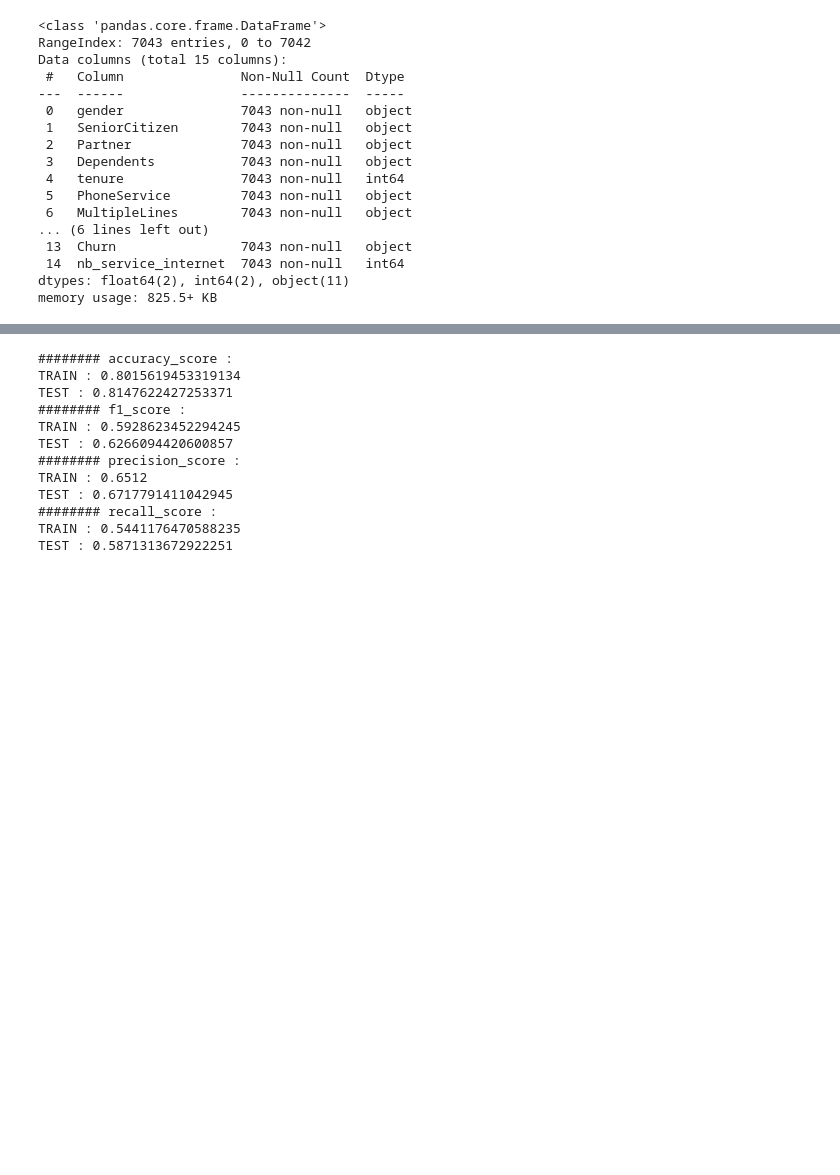
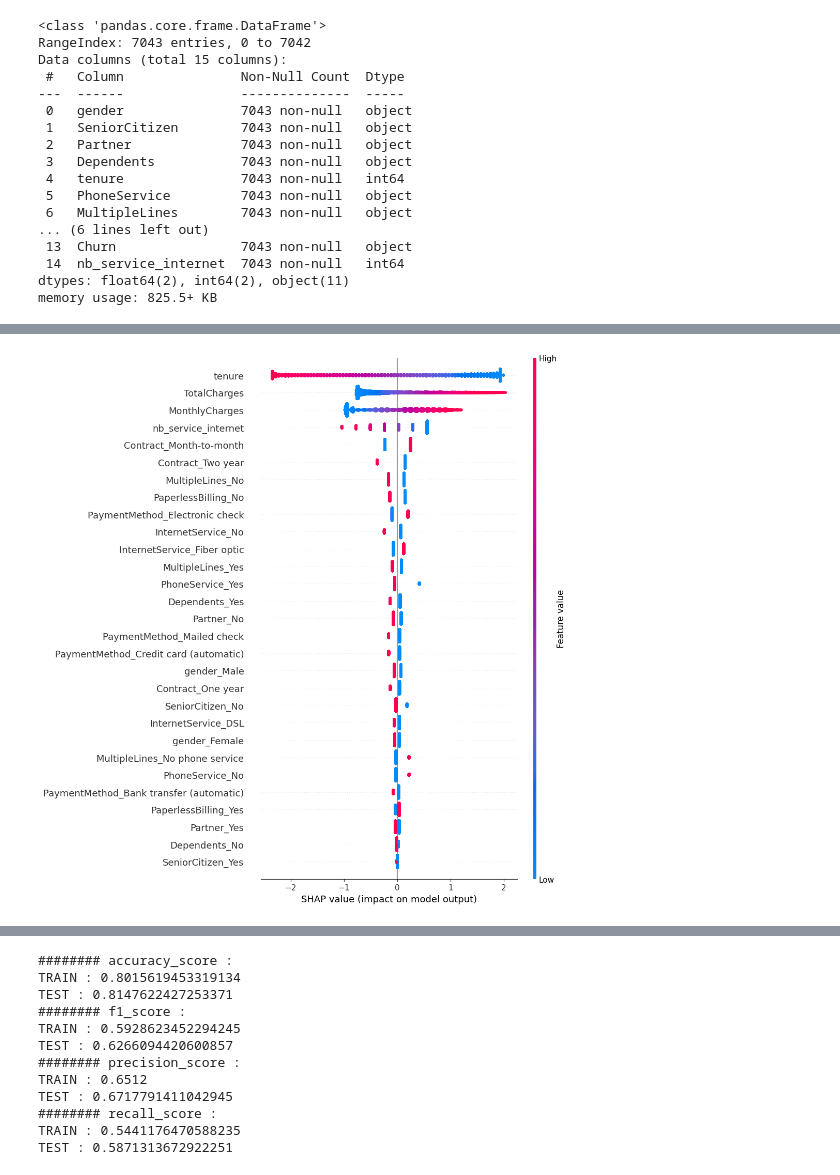
Before and after one commit to DonzerHD/classification_telco_churn, a Jupyter notebook: model.ipynb, the cells around one changed output, grey strips where cells are left out. Cells and saved outputs as stored; diff of their text form; code cells hidden in the pictures; blank space fills up the shorter version.

```diff
--- a/model.ipynb
+++ b/model.ipynb
@@ -75,7 +75,8 @@ numerical_features = [
 ]
 
 
-categorical_transformer = OneHotEncoder()
+# Create the OneHotEncoder
+categorical_transformer = OneHotEncoder(categories='auto', sparse=False)
 
 preprocessor = ColumnTransformer(
     transformers=[
@@ -92,0 +105,20 @@ pipe = Pipeline([
+# %%
+import shap
+
+# Adapter le préprocesseur aux données d'entraînement
+preprocessor.fit(X_train)
+
+# Obtenir les noms des caractéristiques après la transformation
+feature_names = preprocessor.transformers_[0][1].get_feature_names(categorical_features)
+
+# Ajouter les caractéristiques numériques à la liste
+feature_names = list(feature_names) + numerical_features
+
+# Adapter le pipeline aux données d'entraînement
+pipe.fit(X_train, y_train)
+
+# Transformer les données d'entraînement avec le préprocesseur
+X_train_transformed = preprocessor.transform(X_train)
+
+# Crée un objet explainer en utilisant le modèle
+explainer = shap.Explainer(pipe.named_steps['log_reg'], X_train_transformed)
@@ -92,0 +137,15 @@ pipe = Pipeline([
+# %%
+import shap.plots
+# Calcule les valeurs SHAP pour les caractéristiques
+shap_values = explainer(X_train_transformed)
+
+# Construire le DataFrame de SHAP
+shap_values = shap.Explanation(values=shap_values.values,
+                               base_values=shap_values.base_values,
+                               data=X_train_transformed,
+                               feature_names=feature_names)
+
+# Affiche le graphique beeswarm
+shap.plots.beeswarm(shap_values, max_display=50)
+# %% [output]
+[figure, added]
```
Also changed, not shown: parts of 16 cells of this notebook.
